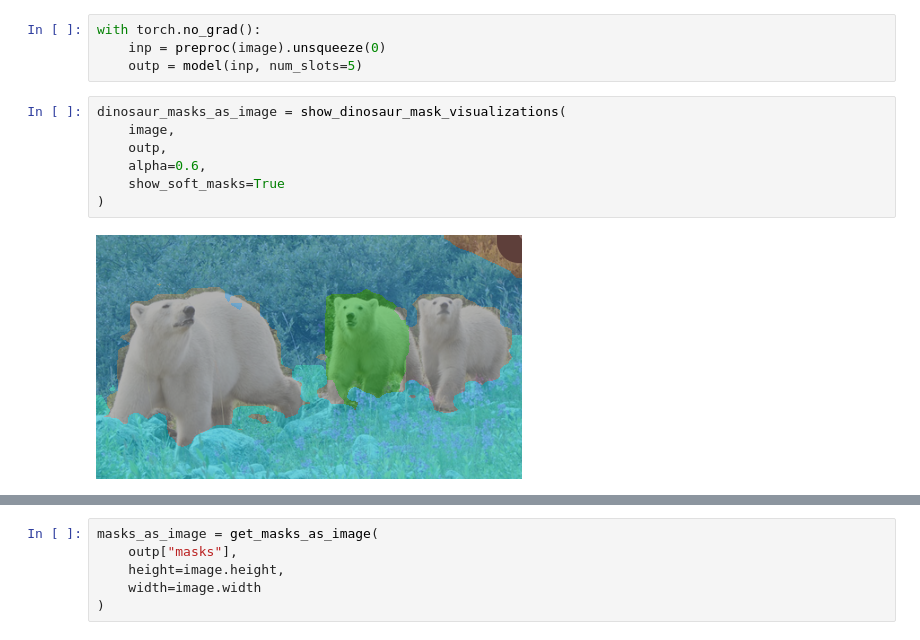
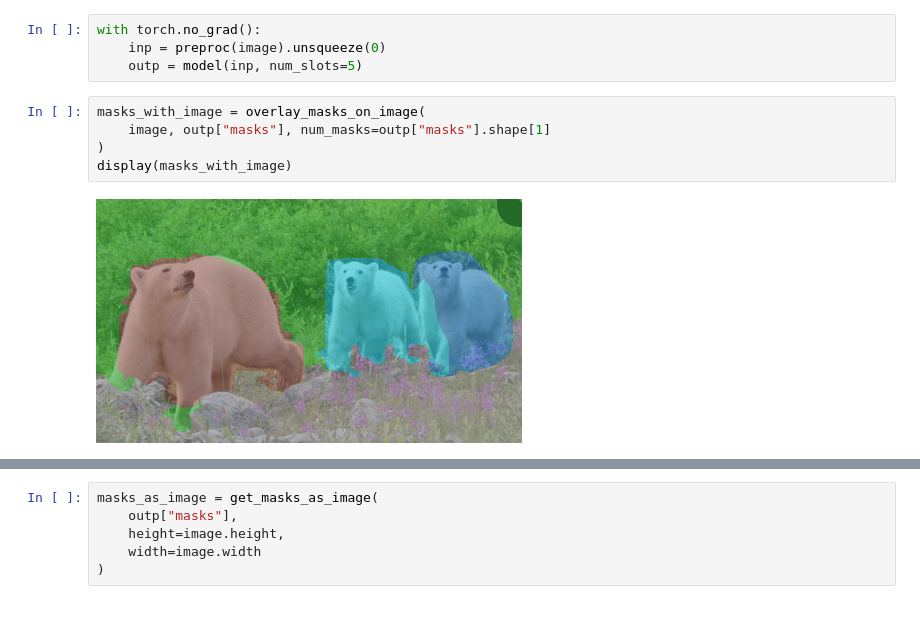
Before and after one commit to AlexanderRubinstein/OCCAM, a Jupyter notebook: notebooks/qualitative_results.ipynb, the cells around one changed output, grey strips where cells are left out. Cells and saved outputs as stored; diff of their text form.

Commit message:
Add qualitative results for dinosaur

```diff
--- a/notebooks/qualitative_results.ipynb
+++ b/notebooks/qualitative_results.ipynb
@@ -262,15 +262,13 @@ display(image)
 with torch.no_grad():
     inp = preproc(image).unsqueeze(0)
     outp = model(inp, num_slots=5)
-# %%
-dinosaur_masks_as_image = show_dinosaur_mask_visualizations(
-    image,
-    outp,
-    alpha=0.6,
-    show_soft_masks=True
-)
-# %% [output]
-[figure, removed]
+# %%
+masks_with_image = overlay_masks_on_image(
+    image, outp["masks"], num_masks=outp["masks"].shape[1]
+)
+display(masks_with_image)
+# %% [output]
+[figure, added]
 # %%
 img = image
 masks = outp["masks"]
```
Also changed, not shown: parts of 7 cells of this notebook, 2 other files.
